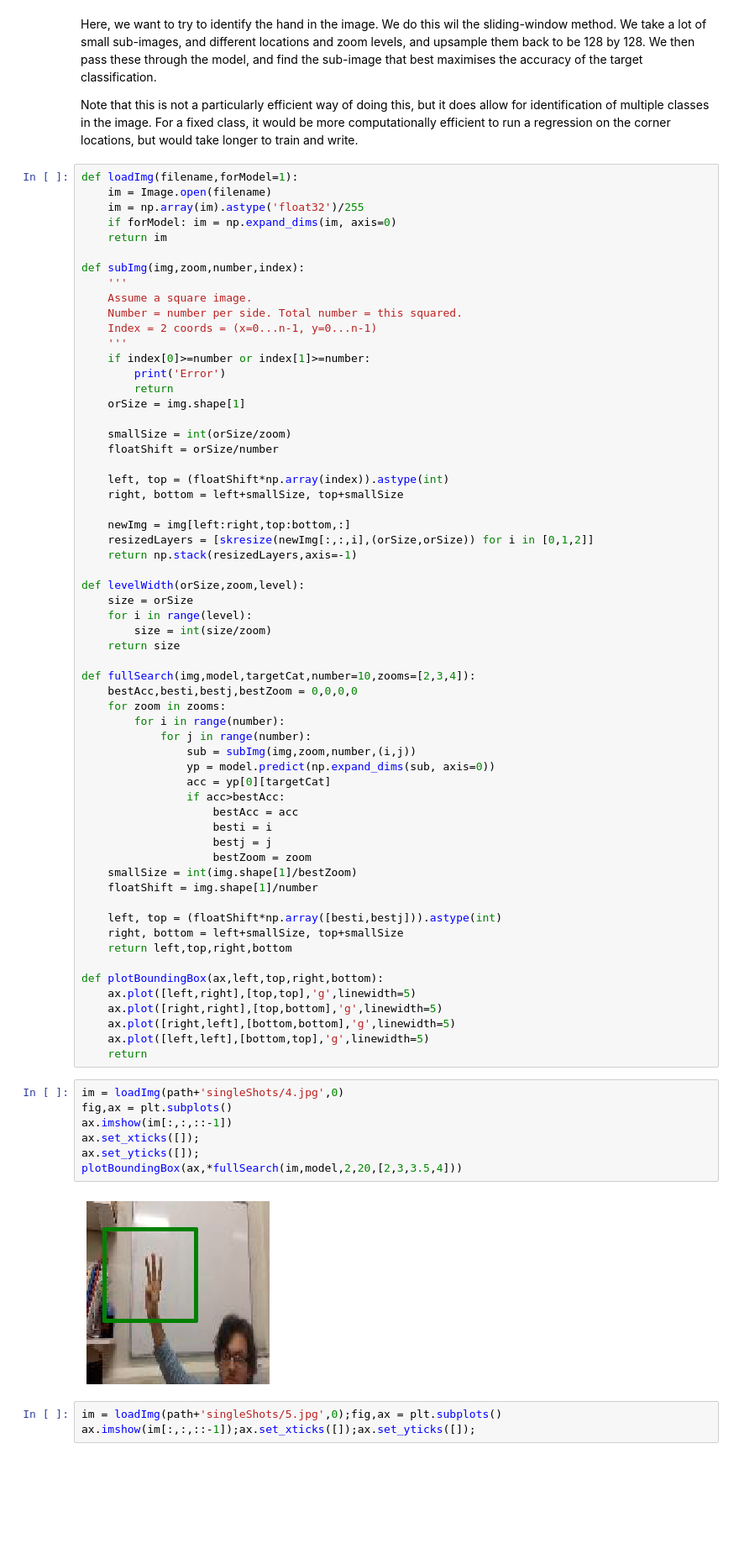
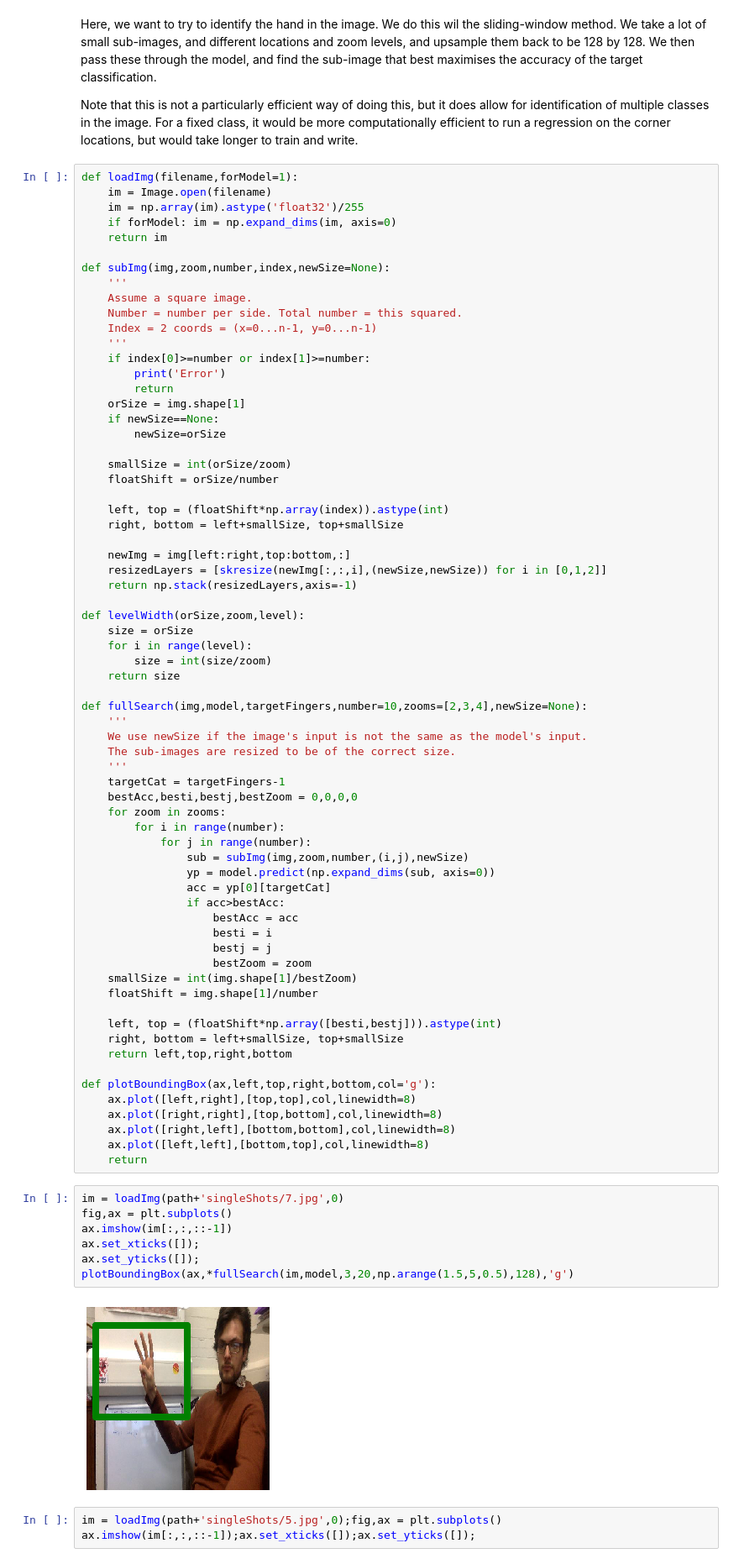
Before and after one commit to ScottVinay/Image_detection_of_fingers, a Jupyter notebook: CCTV_cloud.ipynb, the cells around one changed output. Shown: that part at 84% size. Saved outputs shown, nothing was run; the diff lists cells and outputs as text; blank space fills up the shorter version.

```diff
--- a/CCTV_cloud.ipynb
+++ b/CCTV_cloud.ipynb
@@ -206,7 +217,7 @@ def loadImg(filename,forModel=1):
     if forModel: im = np.expand_dims(im, axis=0)
     return im
 
-def subImg(img,zoom,number,index):
+def subImg(img,zoom,number,index,newSize=None):
     '''
     Assume a square image.
     Number = number per side. Total number = this squared.
@@ -216,6 +227,8 @@ def subImg(img,zoom,number,index):
         print('Error')
         return
     orSize = img.shape[1]
+    if newSize==None:
+        newSize=orSize
 
     smallSize = int(orSize/zoom)
     floatShift = orSize/number
@@ -224,7 +237,7 @@ def subImg(img,zoom,number,index):
     right, bottom = left+smallSize, top+smallSize
 
     newImg = img[left:right,top:bottom,:]
-    resizedLayers = [skresize(newImg[:,:,i],(orSize,orSize)) for i in [0,1,2]]
+    resizedLayers = [skresize(newImg[:,:,i],(newSize,newSize)) for i in [0,1,2]]
     return np.stack(resizedLayers,axis=-1)
 
 def levelWidth(orSize,zoom,level):
@@ -233,12 +246,17 @@ def levelWidth(orSize,zoom,level):
         size = int(size/zoom)
     return size
 
-def fullSearch(img,model,targetCat,number=10,zooms=[2,3,4]):
+def fullSearch(img,model,targetFingers,number=10,zooms=[2,3,4],newSize=None):
+    '''
+    We use newSize if the image's input is not the same as the model's input.
+    The sub-images are resized to be of the correct size.
+    '''
+    targetCat = targetFingers-1
     bestAcc,besti,bestj,bestZoom = 0,0,0,0
     for zoom in zooms:
         for i in range(number):
             for j in range(number):
-                sub = subImg(img,zoom,number,(i,j))
+                sub = subImg(img,zoom,number,(i,j),newSize)
                 yp = model.predict(np.expand_dims(sub, axis=0))
                 acc = yp[0][targetCat]
                 if acc>bestAcc:
@@ -253,21 +271,21 @@ def fullSearch(img,model,targetCat,number=10,zooms=[2,3,4]):
     right, bottom = left+smallSize, top+smallSize
     return left,top,right,bottom
 
-def plotBoundingBox(ax,left,top,right,bottom):
-    ax.plot([left,right],[top,top],'g',linewidth=5)
-    ax.plot([right,right],[top,bottom],'g',linewidth=5)
-    ax.plot([right,left],[bottom,bottom],'g',linewidth=5)
-    ax.plot([left,left],[bottom,top],'g',linewidth=5)
+def plotBoundingBox(ax,left,top,right,bottom,col='g'):
+    ax.plot([left,right],[top,top],col,linewidth=8)
+    ax.plot([right,right],[top,bottom],col,linewidth=8)
+    ax.plot([right,left],[bottom,bottom],col,linewidth=8)
+    ax.plot([left,left],[bottom,top],col,linewidth=8)
     return
 # %%
-im = loadImg(path+'singleShots/4.jpg',0)
+im = loadImg(path+'singleShots/7.jpg',0)
 fig,ax = plt.subplots()
 ax.imshow(im[:,:,::-1])
 ax.set_xticks([]);
 ax.set_yticks([]);
-plotBoundingBox(ax,*fullSearch(im,model,2,20,[2,3,3.5,4]))
+plotBoundingBox(ax,*fullSearch(im,model,3,20,np.arange(1.5,5,0.5),128),'g')
 # %% [output]
-[figure, old version]
+[figure, new version]
 # %%
 im = loadImg(path+'singleShots/5.jpg',0);fig,ax = plt.subplots()
 ax.imshow(im[:,:,::-1]);ax.set_xticks([]);ax.set_yticks([]);
```
Also changed, not shown: parts of 3 cells of this notebook.
